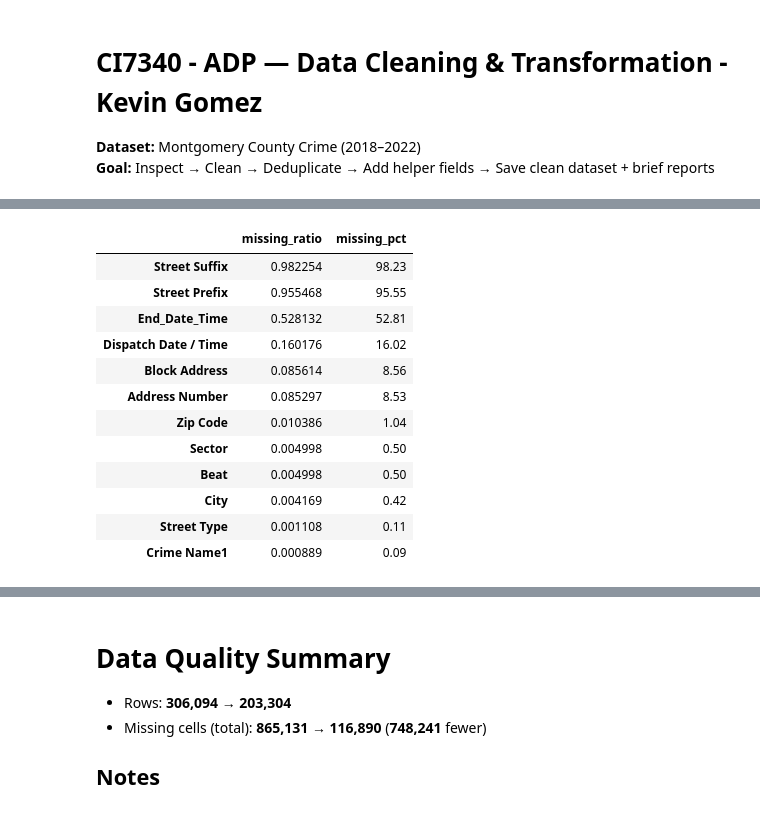
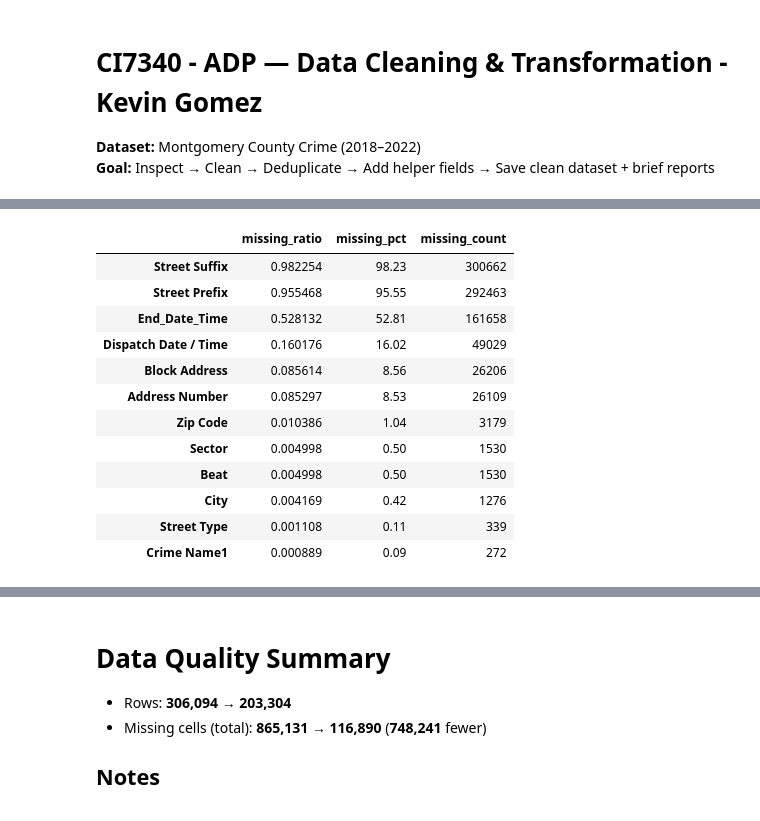
Before and after one commit to kumscds/Applied-Data-Programming-CI7340-Group-Coursework-1, a Jupyter notebook: data_cleaning_transformation.ipynb, the cells around one changed output, grey strips where cells are left out. Saved outputs shown, nothing was run; the diff lists cells and outputs as text; code cells hidden in the pictures.

Commit message:
Adding improvements for deduplication and data cleaning with detailed comments

```diff
--- a/data_cleaning_transformation.ipynb
+++ b/data_cleaning_transformation.ipynb
@@ -203,11 +624,0 @@ df.head(3)
-# %%
-# Choose a date column for year filtering
-date_for_year = "Start_Date_Time" if "Start_Date_Time" in df.columns else ("Dispatch Date / Time" if "Dispatch Date / Time" in df.columns else None)
-
-rows_before = len(df)
-if date_for_year:
-    df[date_for_year] = to_datetime_safe(df[date_for_year])
-    yrs = df[date_for_year].dt.year
-    df = df[(yrs >= YEAR_MIN) & (yrs <= YEAR_MAX)]
-rows_after = len(df)
-rows_before, rows_after
@@ -250,10 +975,52 @@ df[["year","month","weekday","hour"]].head(3)
 # %%
+# ========== CALCULATE POST-CLEANING MISSINGNESS ==========
+print("Analyzing missing values after cleaning...")
+
 miss_after = df.isna().mean().sort_values(ascending=False).to_frame("missing_ratio")
 miss_after["missing_pct"] = (miss_after["missing_ratio"] * 100).round(2)
+miss_after["missing_count"] = df.isna().sum().sort_values(ascending=False)
 
+# Save to CSV for documentation
 miss_after.to_csv(MISSING_AFTER_CSV)
-print("Saved:", MISSING_AFTER_CSV)
+print(f"✓ Post-cleaning missingness saved to: {MISSING_AFTER_CSV}")
 
+# ========== OVERALL STATISTICS COMPARISON ==========
+total_missing_before = df_raw.isna().sum().sum()
+total_missing_after = df.isna().sum().sum()
+total_cells_before = df_raw.size
+total_cells_after = df.size
+
+reduction = total_missing_before - total_missing_after
+reduction_pct = (reduction / total_missing_before * 100) if total_missing_before > 0 else 0
+
+print("\n" + "=" * 80)
+print("OVERALL DATA QUALITY IMPROVEMENT")
+print("=" * 80)
+print(f"  BEFORE Cleaning:")
+print(f"    Total cells:         {total_cells_before:>15,}")
+print(f"    Missing cells:       {total_missing_before:>15,} ({total_missing_before/total_cells_before*100:>5.2f}%)")
+print(f"\n  AFTER Cleaning:")
+print(f"    Total cells:         {total_cells_after:>15,}")
+print(f"    Missing cells:       {total_missing_after:>15,} ({total_missing_after/total_cells_after*100:>5.2f}%)")
+print(f"\n  IMPROVEMENT:")
+print(f"    Missing cells reduced: {reduction:>13,} ({reduction_pct:>5.1f}% reduction)")
+print(f"    Rows reduced:          {len(df_raw) - len(df):>13,} (deduplication + filtering)")
+
+# ========== DISPLAY BEFORE/AFTER COMPARISON ==========
+print("\n" + "=" * 80)
+print("TOP 12 COLUMNS BY MISSINGNESS - BEFORE vs AFTER")
+print("=" * 80)
+print("\n--- BEFORE CLEANING ---")
 display(miss_before.head(12))
+
+print("\n--- AFTER CLEANING ---")
 display(miss_after.head(12))
+
+# ========== IDENTIFY REMAINING ISSUES ==========
+still_missing = miss_after[miss_after['missing_pct'] > 5]
+if len(still_missing) > 0:
+    print(f"\n⚠ Columns still with >5% missing: {len(still_missing)}")
+    print(still_missing[['missing_pct', 'missing_count']].to_string())
+else:
+    print("\n✓ All columns have <5% missing values")
 # %% [output]
@@ -261,13 +1044,13 @@ Saved: reports/missingness_after.csv
-|  | missing_ratio | missing_pct |
-| Street Suffix | 0.982254 | 98.23 |
-| Street Prefix | 0.955468 | 95.55 |
-| End_Date_Time | 0.528132 | 52.81 |
-| Dispatch Date / Time | 0.160176 | 16.02 |
-| Block Address | 0.085614 | 8.56 |
-| Address Number | 0.085297 | 8.53 |
-| Zip Code | 0.010386 | 1.04 |
-| Sector | 0.004998 | 0.50 |
-| Beat | 0.004998 | 0.50 |
-| City | 0.004169 | 0.42 |
-| Street Type | 0.001108 | 0.11 |
-| Crime Name1 | 0.000889 | 0.09 |
+|  | missing_ratio | missing_pct | missing_count |
+| Street Suffix | 0.982254 | 98.23 | 300662 |
+| Street Prefix | 0.955468 | 95.55 | 292463 |
+| End_Date_Time | 0.528132 | 52.81 | 161658 |
+| Dispatch Date / Time | 0.160176 | 16.02 | 49029 |
+| Block Address | 0.085614 | 8.56 | 26206 |
+| Address Number | 0.085297 | 8.53 | 26109 |
+| Zip Code | 0.010386 | 1.04 | 3179 |
+| Sector | 0.004998 | 0.50 | 1530 |
+| Beat | 0.004998 | 0.50 | 1530 |
+| City | 0.004169 | 0.42 | 1276 |
+| Street Type | 0.001108 | 0.11 | 339 |
+| Crime Name1 | 0.000889 | 0.09 | 272 |
```
Also changed, not shown: parts of 36 cells of this notebook.
